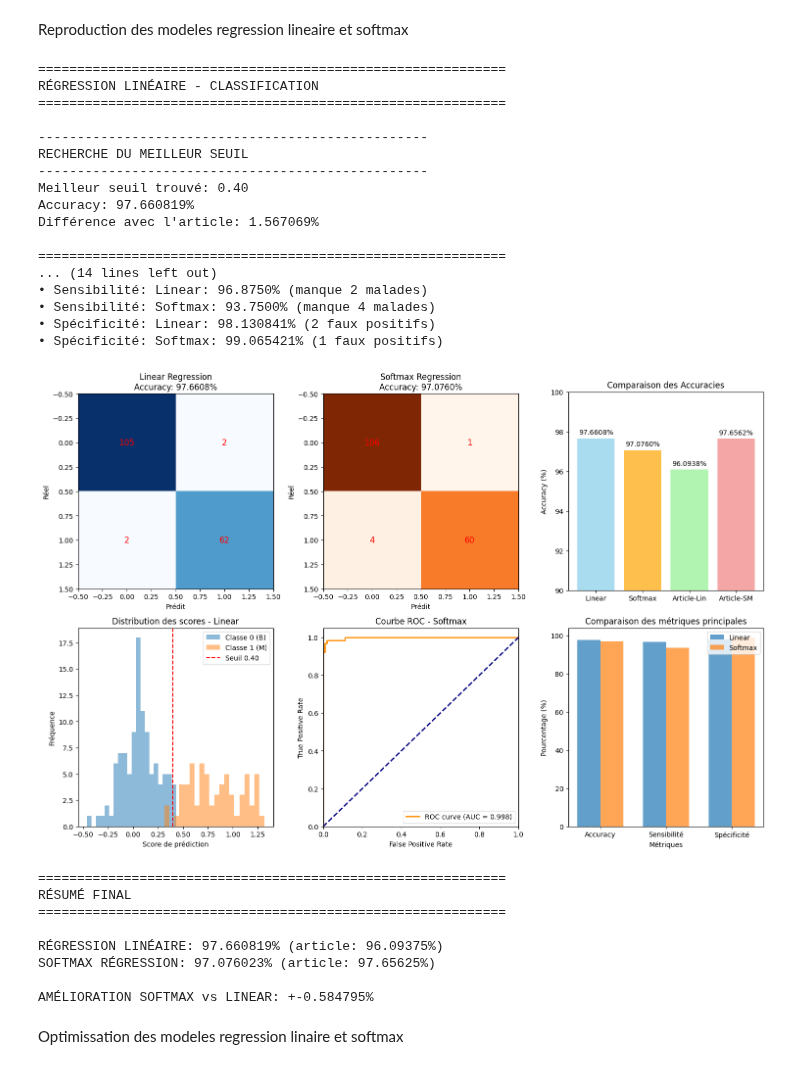
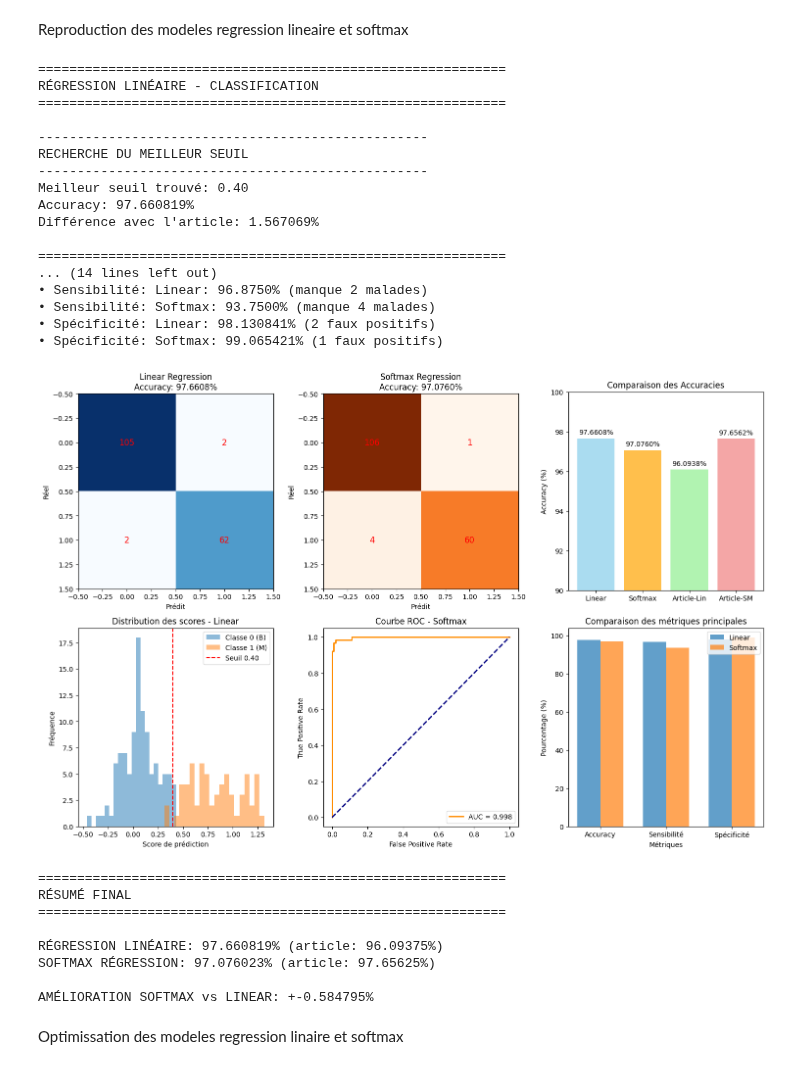
Before and after one commit to yasmineCH03/Breast_Cancer_Detection_ML_Project, a Jupyter notebook: Notebooks/Modeling/DSO1_Tumor_Classification/DSO1_Classification_Regression.ipynb, the cells around one changed output. Drawn from its saved outputs; the diff is of its cells as text; code cells hidden in the pictures.

```diff
--- a/Notebooks/Modeling/DSO1_Tumor_Classification/DSO1_Classification_Regression.ipynb
+++ b/Notebooks/Modeling/DSO1_Tumor_Classification/DSO1_Classification_Regression.ipynb
@@ -135,16 +139,13 @@ print("="*60)
 
 linear_model = LinearRegression()
 linear_model.fit(X_train, y_train)
-
 y_pred_cont = linear_model.predict(X_test)
 
-# Recherche du meilleur seuil
 print("\n" + "-"*50)
 print("RECHERCHE DU MEILLEUR SEUIL")
 print("-"*50)
 
 best_threshold = 0.5
-best_accuracy = 0
 best_diff = float('inf')
 
 for th in [0.3, 0.4, 0.45, 0.5, 0.55, 0.6, 0.7]:
@@ -154,7 +155,6 @@ for th in [0.3, 0.4, 0.45, 0.5, 0.55, 0.6, 0.7]:
 
     if diff_tmp < best_diff:
         best_diff = diff_tmp
-        best_accuracy = acc_tmp
         best_threshold = th
 
 y_pred_lin = (y_pred_cont > best_threshold).astype(int)
@@ -171,17 +171,10 @@ print("\n" + "="*60)
 print("SOFTMAX RÉGRESSION (LOGISTIC REGRESSION)")
 print("="*60)
 
-softmax_model = LogisticRegression(
-    max_iter=3000,
-    C=1.0,
-    random_state=RANDOM_STATE,
-    verbose=0
-)
-
+softmax_model = LogisticRegression(max_iter=3000, C=1.0, random_state=RANDOM_STATE)
 softmax_model.fit(X_train, y_train)
 y_pred_sm = softmax_model.predict(X_test)
 accuracy_sm = accuracy_score(y_test, y_pred_sm)
-
 conf_matrix_sm = confusion_matrix(y_test, y_pred_sm)
 TN_s, FP_s, FN_s, TP_s = conf_matrix_sm.ravel()
 
@@ -225,23 +218,21 @@ print(f"• Spécificité: Softmax: {metrics_softmax['Spécificité (%)']}% ({FP
 fig, axes = plt.subplots(2, 3, figsize=(15, 10))
 
 # Matrices de confusion
-axes[0, 0].imshow(conf_matrix_lin, cmap='Blues', interpolation='nearest')
+axes[0, 0].imshow(conf_matrix_lin, cmap='Blues')
 axes[0, 0].set_title(f"Linear Regression\nAccuracy: {accuracy_lin*100:.4f}%")
 axes[0, 0].set_xlabel('Prédit')
 axes[0, 0].set_ylabel('Réel')
 for i in range(2):
     for j in range(2):
-        axes[0, 0].text(j, i, conf_matrix_lin[i, j],
-                       ha='center', va='center', color='red', fontsize=12)
+        axes[0, 0].text(j, i, conf_matrix_lin[i, j], ha='center', va='center', color='red', fontsize=12)
 
-axes[0, 1].imshow(conf_matrix_sm, cmap='Oranges', interpolation='nearest')
+axes[0, 1].imshow(conf_matrix_sm, cmap='Oranges')
 axes[0, 1].set_title(f"Softmax Regression\nAccuracy: {accuracy_sm*100:.4f}%")
 axes[0, 1].set_xlabel('Prédit')
 axes[0, 1].set_ylabel('Réel')
 for i in range(2):
     for j in range(2):
-        axes[0, 1].text(j, i, conf_matrix_sm[i, j],
-                       ha='center', va='center', color='red', fontsize=12)
+        axes[0, 1].text(j, i, conf_matrix_sm[i, j], ha='center', va='center', color='red', fontsize=12)
 
 # Comparaison Accuracy
 models = ['Linear', 'Softmax', 'Article-Lin', 'Article-SM']
@@ -269,11 +260,8 @@ y_proba_sm = softmax_model.predict_proba(X_test)[:, 1]
 fpr, tpr, _ = roc_curve(y_test, y_proba_sm)
 roc_auc = auc(fpr, tpr)
 
-axes[1, 1].plot(fpr, tpr, color='darkorange', lw=2,
-                label=f'ROC curve (AUC = {roc_auc:.3f})')
+axes[1, 1].plot(fpr, tpr, color='darkorange', lw=2, label=f'AUC = {roc_auc:.3f}')
 axes[1, 1].plot([0, 1], [0, 1], color='navy', lw=2, linestyle='--')
-axes[1, 1].set_xlim([0.0, 1.0])
-axes[1, 1].set_ylim([0.0, 1.05])
 axes[1, 1].set_xlabel('False Positive Rate')
 axes[1, 1].set_ylabel('True Positive Rate')
 axes[1, 1].set_title('Courbe ROC - Softmax')
@@ -298,34 +286,34 @@ axes[1, 2].legend()
 
 plt.tight_layout()
 plt.show()
 
 # ==================== 5. RÉSUMÉ FINAL ====================
 print("\n" + "="*60)
 print("RÉSUMÉ FINAL")
 print("="*60)
 
 print(f"\nRÉGRESSION LINÉAIRE: {accuracy_lin*100:.6f}% (article: 96.09375%)")
 print(f"SOFTMAX RÉGRESSION: {accuracy_sm*100:.6f}% (article: 97.65625%)")
 print(f"\nAMÉLIORATION SOFTMAX vs LINEAR: +{accuracy_sm*100 - accuracy_lin*100:+.6f}%")
 # %% [output]
 ============================================================
 RÉGRESSION LINÉAIRE - CLASSIFICATION
 ============================================================
 
 --------------------------------------------------
 RECHERCHE DU MEILLEUR SEUIL
 --------------------------------------------------
 Meilleur seuil trouvé: 0.40
 Accuracy: 97.660819%
 Différence avec l'article: 1.567069%
 
 ============================================================
 ... (14 lines left out)
 • Sensibilité: Linear: 96.8750% (manque 2 malades)
 • Sensibilité: Softmax: 93.7500% (manque 4 malades)
 • Spécificité: Linear: 98.130841% (2 faux positifs)
 • Spécificité: Softmax: 99.065421% (1 faux positifs)
-[figure, old version]
+[figure, new version]
 ============================================================
 RÉSUMÉ FINAL
 ============================================================
```
Also changed, not shown: parts of 7 cells of this notebook, 4 other files.
